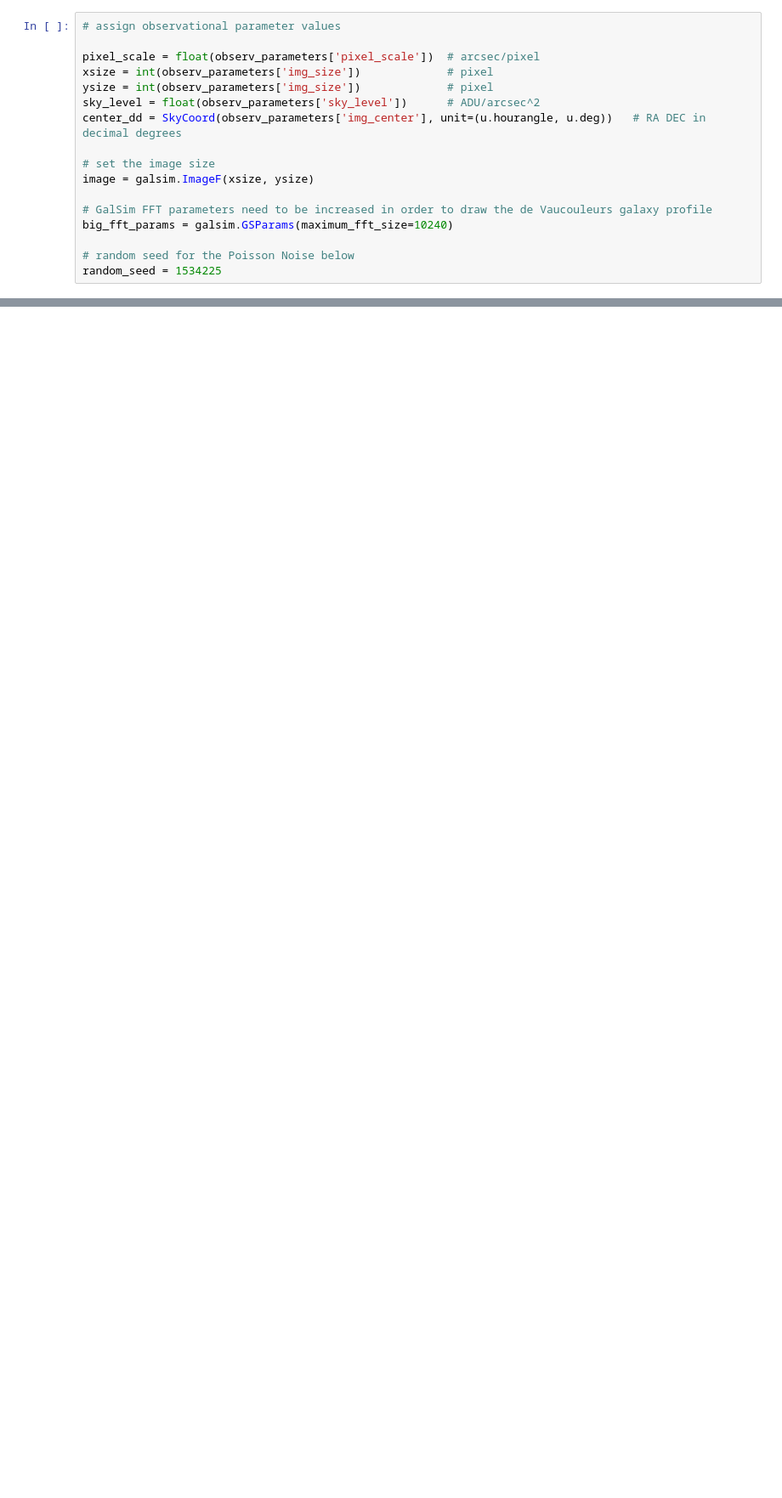
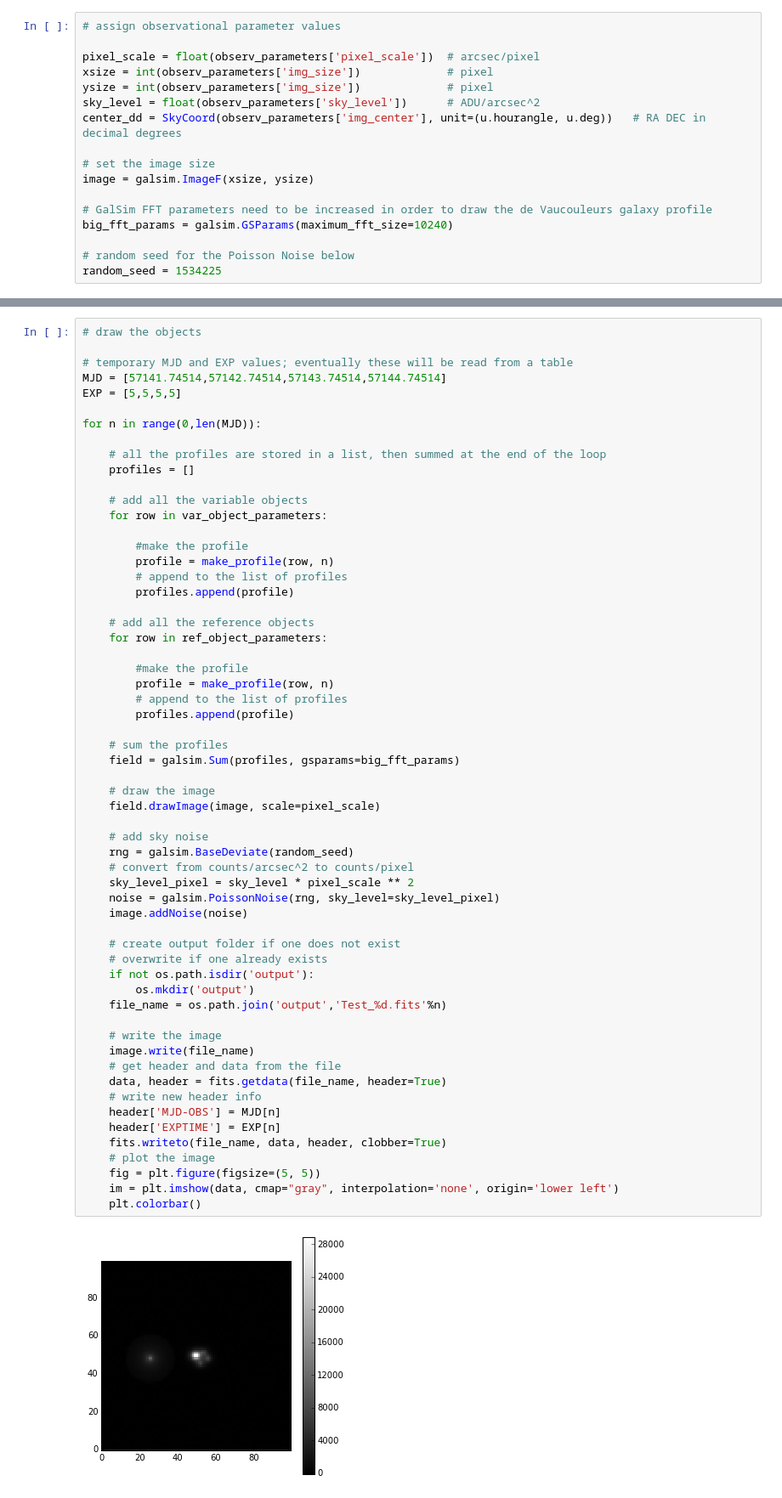
Before and after one commit to lmoustakas/lcolens, a Jupyter notebook: python/anb/Simulator.ipynb, the cells around one changed output, grey strips where cells are left out. Shown at 85% size. Drawn from its saved outputs; the diff is of its cells as text; blank space fills up the shorter version.

```diff
--- a/python/anb/Simulator.ipynb
+++ b/python/anb/Simulator.ipynb
@@ -216,0 +174,61 @@ for n in range(0,len(MJD)):
+# %%
+# draw the objects
+
+# temporary MJD and EXP values; eventually these will be read from a table
+MJD = [57141.74514,57142.74514,57143.74514,57144.74514]
+EXP = [5,5,5,5]
+
+for n in range(0,len(MJD)):
+
+    # all the profiles are stored in a list, then summed at the end of the loop
+    profiles = []
+
+    # add all the variable objects
+    for row in var_object_parameters:
+
+        #make the profile
+        profile = make_profile(row, n)
+        # append to the list of profiles
+        profiles.append(profile)
+
+    # add all the reference objects
+    for row in ref_object_parameters:
+
+        #make the profile
+        profile = make_profile(row, n)
+        # append to the list of profiles
+        profiles.append(profile)
+
+    # sum the profiles
+    field = galsim.Sum(profiles, gsparams=big_fft_params)
+
+    # draw the image
+    field.drawImage(image, scale=pixel_scale)
+
+    # add sky noise
+    rng = galsim.BaseDeviate(random_seed)
+    # convert from counts/arcsec^2 to counts/pixel
+    sky_level_pixel = sky_level * pixel_scale ** 2
+    noise = galsim.PoissonNoise(rng, sky_level=sky_level_pixel)
+    image.addNoise(noise)
+
+    # create output folder if one does not exist
+    # overwrite if one already exists
+    if not os.path.isdir('output'):
+        os.mkdir('output')
+    file_name = os.path.join('output','Test_%d.fits'%n)
+
+    # write the image
+    image.write(file_name)
+    # get header and data from the file
+    data, header = fits.getdata(file_name, header=True)
+    # write new header info
+    header['MJD-OBS'] = MJD[n]
+    header['EXPTIME'] = EXP[n]
+    fits.writeto(file_name, data, header, clobber=True)
+    # plot the image
+    fig = plt.figure(figsize=(5, 5))
+    im = plt.imshow(data, cmap="gray", interpolation='none', origin='lower left')
+    plt.colorbar()
+# %% [output]
+[figure, added]
```
Also changed, not shown: parts of 5 cells of this notebook.
